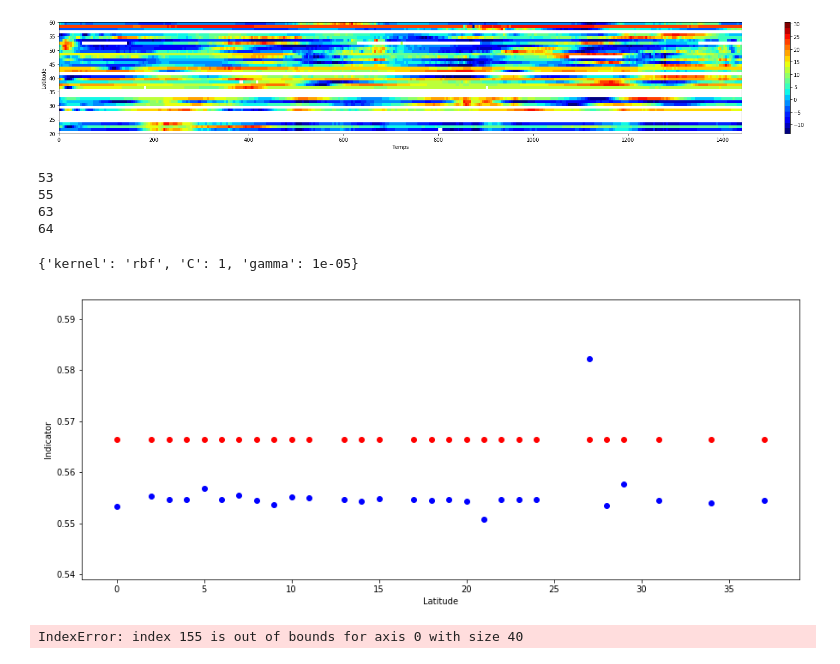
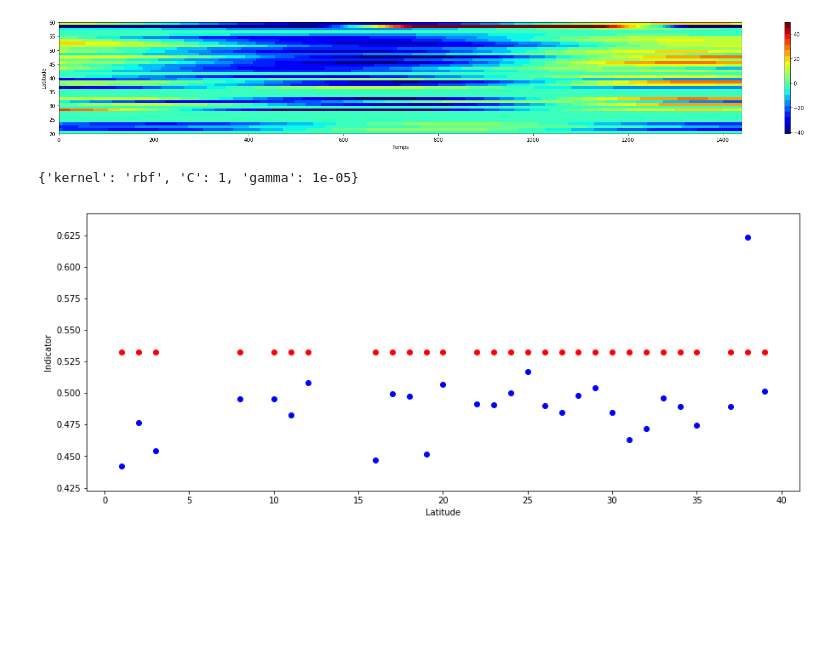
Before and after one commit to Pierre-LaurentC/IonosphericSignalRecontruction, a Jupyter notebook: SignalReconstruction.ipynb, the cells around one changed output. Cells and saved outputs as stored; diff of their text form; code cells hidden in the pictures; blank space fills up the shorter version.

Commit message:
SignalReconstruction Normalization + poly fit
Reconstruction in latitude now works with correctly normalized data and can now make prediction with a polynomial fit

```diff
--- a/SignalReconstruction.ipynb
+++ b/SignalReconstruction.ipynb
@@ -326,37 +355,20 @@ def AddTimePredictionToGlobal(prediction, latitude):
 # %%
 ReconstructedArray = np.array([])
 predictionArray = np.array([])
-latMin=20
-latMax=60
-def PredictIndicatorForAllLatitudes(baseArray, start, end):
-    global predictionArray
-    predictionArray = np.empty([end-start, baseArray.shape[1]])
-    boundsLatPred=np.array([0,1])
-    b=0
-    for t in range(start, end):
-        predictionArray[b] = baseArray[t]
-        b+=1
 
-    maxValuesPred = np.array([])
-    minValuesPred = np.array([])
-    for w in range (0,predictionArray.shape[0]):
-        if not math.isnan(predictionArray[w][0]):
-            maxValuesPred = np.append(maxValuesPred, max(predictionArray[w]))
-            minValuesPred = np.append(minValuesPred, min(predictionArray[w]))
-    totalMinValuesPred = min(minValuesPred)
-    totalMaxValuesPred = max(maxValuesPred)
+def PredictIndicatorForAllLatitudes(baseArray):
+    predictionArray = np.empty_like(baseArray)
 
-    for p in range(0,predictionArray.shape[0]):
-        if not math.isnan(np.sum(predictionArray[p])):
-            predictionArray[p]=normalizeWithGivenBounds(predictionArray[p], {'actual': {'lower': min(predictionArray[p]), 'upper': max(predictionArray[p])}, 'desired': {'lower': boundsLatPred[0], 'upper': boundsLatPred[1]}})
+    predictionArray=np.copy(baseArray)
 
-    params = ParametersTuning(predictionArray,predictionArray.shape[1]/2)
+#     params = ParametersTuningPoly(predictionArray,predictionArray.shape[1]/2)
+    params = None
     for i in range(0,predictionArray.shape[0]):
-        specificLatitudeTimePrediction = np.full(360, np.nan)
-        if math.isinf(baseArray[i][0]) or math.isnan(baseArray[i][0]):
+        specificLatitudeTimePrediction = np.full(predictionArray.shape[1], np.nan)
+        if math.isnan(predictionArray[i][0]):
             for y in range(0,predictionArray.shape[1],dataResolution):
-                print("Latitude index {} predicted out of {} in total, with hyper parameters {}".format(i, end-start,params))
                 clear_output(wait=True)
+                print("Latitude index {} predicted out of {} in total, with hyper parameters {}, longitude {}".format(i, predictionArray.shape[0],params,y))
                 result = GetIndicatorLongPrediction(i,y,params,predictionArray)
                 for v in range(y,y+dataResolution):
                     specificLatitudeTimePrediction[v] = result
@@ -365,5 +377,5 @@ def PredictIndicatorForAllLatitudes(baseArray, start, end):
 #             predictionArray[i] = predictionArray[i]
     return predictionArray
 
-ReconstructedArray = PredictIndicatorForAllLatitudes(indicatorVariationArray, latMin+90, latMax+90)
+ReconstructedArray = PredictIndicatorForAllLatitudes(indicatorVariationArrayLocalTime)
 # %% [output]
@@ -438,34 +397,26 @@ ReconstructedArrayMean = FillGapsAndRemoveHugeValues(FillGapsAndRemoveHugeValues
 # %%
 import matplotlib.cm as cm
-
+vminRez=0.15
+vmaxRez=0.1
 fig= plt.figure(figsize=(30,4))
-plt.imshow(predictionArrayPlot, origin='lower', cmap=plt.get_cmap('jet', 20) , aspect='auto', extent=[0,1440,latMin,latMax],vmin=0, vmax=1.15)
+plt.imshow(ReconstructedArray, origin='lower', cmap=plt.get_cmap('jet', 20) , aspect='auto', extent=[0,1440,latMin,latMax],vmin=np.nanmin(indicatorVariationArrayLocalTime)+vminRez, vmax=np.nanmax(indicatorVariationArrayLocalTime)-vmaxRez)
 #indicatorVariationArray, ReconstructedArray, indicatorVariationArrayIncreasedResolution, indicatorVariationArrayLocalTime
 plt.xlabel("Temps")
 plt.ylabel("Latitude")
 # clb=plt.colorbar()
 # clb.set_clim(0.3, 0.75)
 sm = plt.cm.ScalarMappable(cmap=plt.get_cmap('jet', 20), norm=plt.Normalize(vmin=minValueinDataset, vmax=maxValueinDataset))
 sm._A = []
 clb=plt.colorbar(sm)
 # clb.ax.get_yaxis().set_ticks([0,1])
 # clb.ax.get_yaxis().labelpad = 2
 # clb.ax.text(1, 2, 1, ha='center', va='center')
 # clb.ax.set_yticklabels(['0','1'])
 # ZoomOnArray(60,20)
 plt.savefig('OutputMatrix.png')
 plt.show()
 # %% [output]
-[figure, old version]
+[figure, new version]
-# %%
-for i in range(0,40):
-    if max(ReconstructedArray[i])>0.8 or min(ReconstructedArray[i])<0.2:
-        print i+40
-# %% [output]
-53
-55
-63
-64
 # %%
 def GetIndicatorLongPrediction(latitude, longitude, params, baseArray):
     indicatorLatVariation = np.array([])
@@ -585,14 +543,10 @@ def printModelFitForGivenLong(baseArray, long):
     plt.scatter(x, model.predict(x), c='red')
     plt.show()
 
-printModelFitForGivenLong(predictionArray, 200)
+printModelFitForGivenLong(indicatorVariationArrayLocalTime, 140)
 # %% [output]
 {'kernel': 'rbf', 'C': 1, 'gamma': 1e-05}
-[figure, old version]
+[figure, new version]
-# %%
-plt.plot(np.arange(0,360),predictionArrayPlot[155])
-# %% [output]
-IndexError: index 155 is out of bounds for axis 0 with size 40
 # %%
 from sklearn.linear_model import Ridge
 from sklearn.preprocessing import PolynomialFeatures
```
Also changed, not shown: parts of 19 cells of this notebook, 1 other file.
